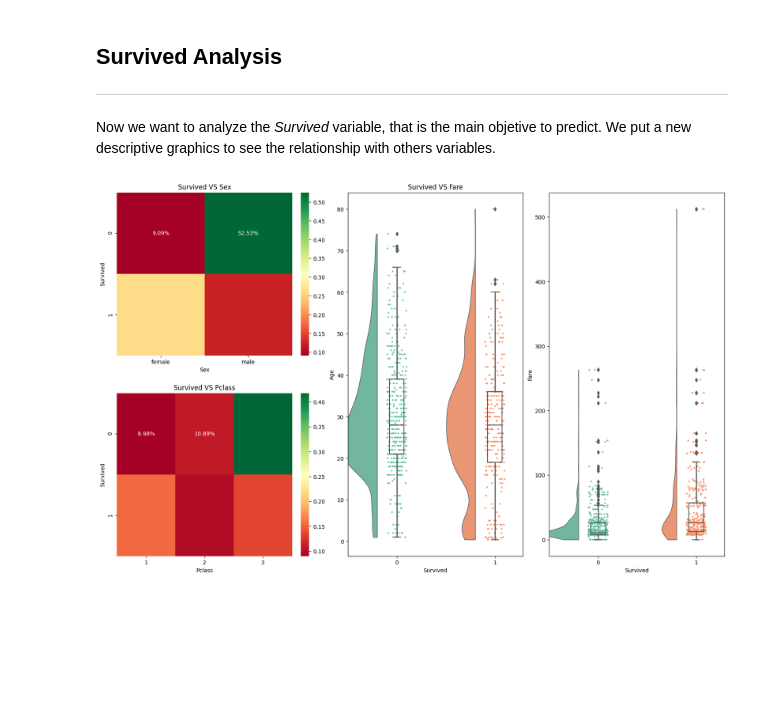
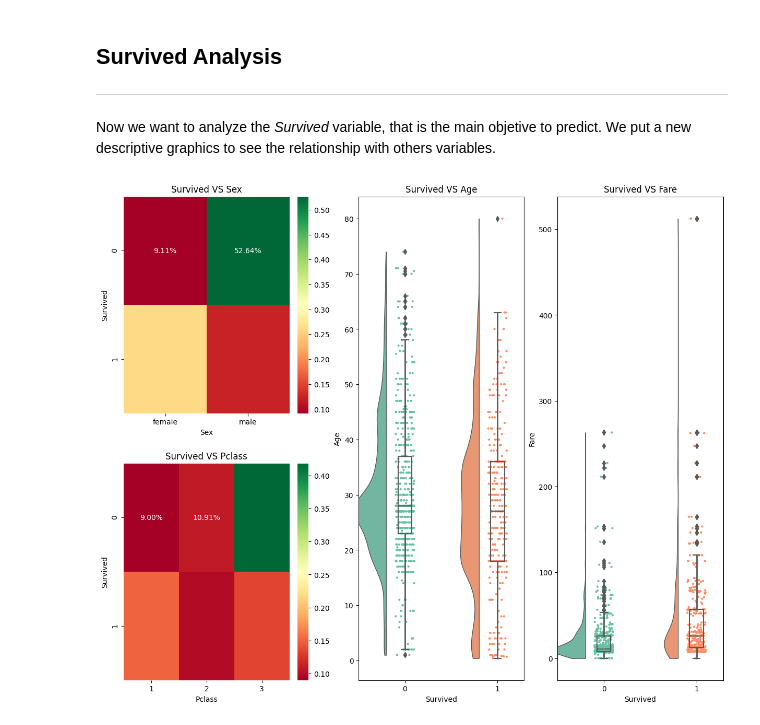
Before and after one commit to daagonzalezsa/Titanic_Competition_Kaggle, a Jupyter notebook: Code_Competition.ipynb, the cells around one changed output. Cells and saved outputs as stored; diff of their text form; code cells hidden in the pictures; blank space fills up the shorter version.

```diff
--- a/Code_Competition.ipynb
+++ b/Code_Competition.ipynb
@@ -39,0 +71,27 @@ train = pd.read_csv("train.csv")
+# %%
+train = train.loc[~train["Embarked"].isna(), :]
+# %%
+train_imput_data = (
+    train.
+    groupby(["Survived", "Pclass", "Sex", "Embarked"]).
+    agg(
+        Mean_Age = ("Age", lambda x: np.round(np.nanmean(x), 0))
+    )
+)
+
+train_imput_data["Mean_Age"] = train_imput_data["Mean_Age"].fillna(np.nanmean(train_imput_data.Mean_Age))
+train_imput_data = train_imput_data.astype(int)
+
+train = (
+    train_imput_data.
+    join(
+        train.
+        set_index(["Survived", "Pclass", "Sex", "Embarked"]),
+        how='right'
+    ).
+    reset_index()
+    )
+
+train["Age"] = train["Age"].fillna(train["Mean_Age"])
+train["Age"] = train["Age"].fillna(np.nanmean(train["Mean_Age"]))
+train.drop(["Mean_Age"], axis=1, inplace=True)
@@ -40,3 +100,6 @@ train = pd.read_csv("train.csv")
+# %%
+test = test.astype({"Sex": "category", "Pclass":"category", "Embarked": "category"})
+train = train.astype({"Sex": "category", "Pclass":"category", "Embarked": "category", "Survived": "category"})
 # %% [markdown]
 <h2> <strong> Exploratory Analysis </h2> </strong>
 <hr>
@@ -63,3 +107,0 @@ With the last code, we can identify the types of each column, and with this, cha
-# %%
-test = test.astype({"PassengerId":str, "Sex": "category", "Pclass":"category", "Embarked": "category"})
-train = train.astype({"PassengerId":str, "Sex": "category", "Pclass":"category", "Embarked": "category", "Survived": "category"})
@@ -221,7 +260,7 @@ plt.show()
 
 Now we want to analyze the _Survived_ variable, that is the main objetive to predict. We put a new descriptive graphics to see the relationship with others variables.
 # %%
-fig = plt.figure(layout="constrained", figsize=(16, 10))
+fig = plt.figure(layout="constrained", figsize=(12, 10))
 ax_dict2 = fig.subplot_mosaic(
     mosaic=[["A", "B", "C"],
      ["D", "B", "C"]]
@@ -266,32 +305,32 @@ columns = "Pclass",
 values = "Count")
 
 sns.heatmap(
     data=SurvivedxPclass,
     annot=SurvivedxPclass.values,
     fmt=".2%",
     cmap="RdYlGn",
     ax = ax_dict2["D"]
 )
 
 
 pt.RainCloud(
     data=train,
     y="Age",
     x="Survived",
     ax=ax_dict2["B"]
 )
 
 pt.RainCloud(
     data=train,
     x = "Survived",
     y = "Fare",
     ax = ax_dict2["C"]
 )
 
 ax_dict2["A"].set_title("Survived VS Sex")
 ax_dict2["D"].set_title("Survived VS Pclass")
 ax_dict2["B"].set_title("Survived VS Age")
-ax_dict2["B"].set_title("Survived VS Fare")
+ax_dict2["C"].set_title("Survived VS Fare")
 plt.show()
 # %% [output]
-[figure, old version]
+[figure, new version]
```
Also changed, not shown: parts of 21 cells of this notebook.
